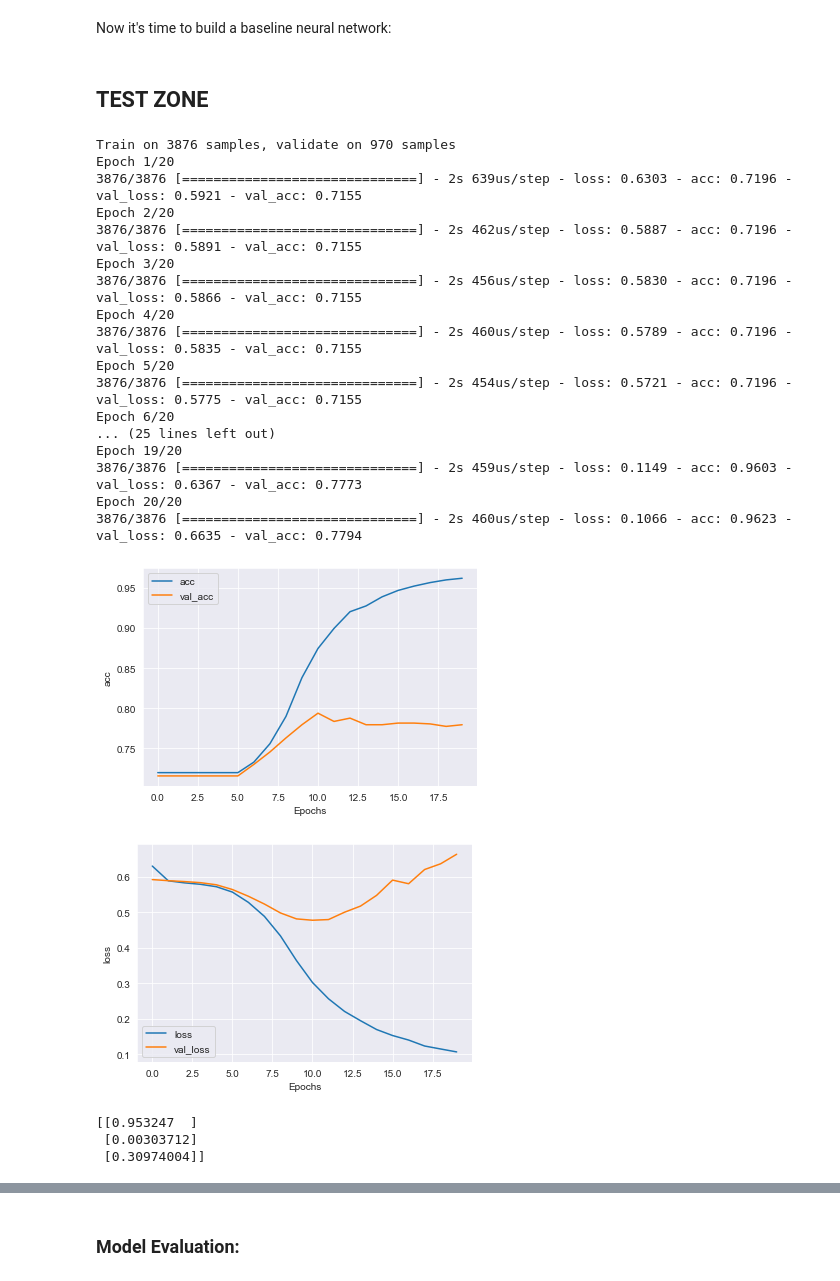
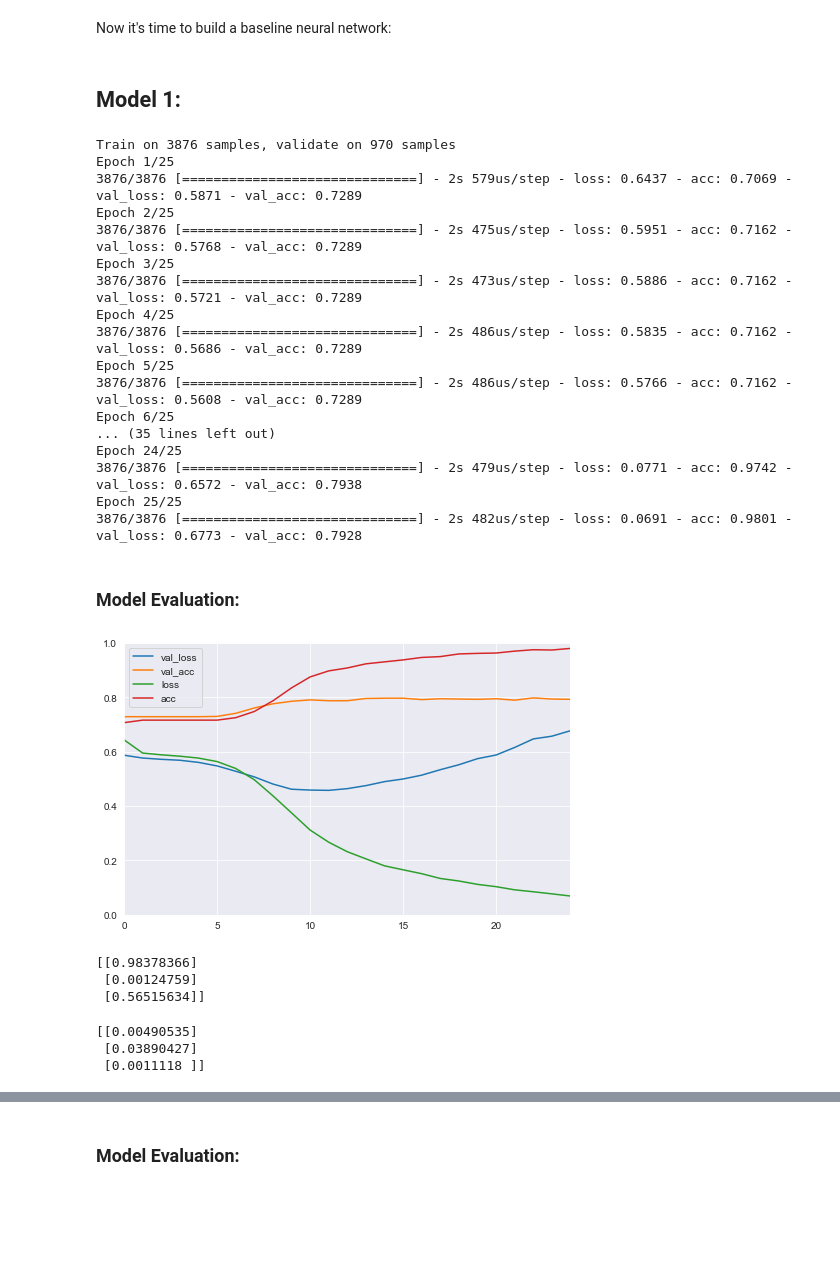
Before and after one commit to thomaskbrown18/financial_news_nlp, a Jupyter notebook: binary_model.ipynb, the cells around one changed output, grey strips where cells are left out. Cells and saved outputs as stored; diff of their text form; code cells hidden in the pictures; blank space fills up the shorter version.

```diff
--- a/binary_model.ipynb
+++ b/binary_model.ipynb
@@ -434,8 +482,8 @@ def plot_graphs(history, string):
   plt.show()
 # %% [markdown]
 Now it's time to build a baseline neural network:
-# %% [markdown]
-## TEST ZONE
+# %% [markdown]
+## Model 1:
 # %%
 model = Sequential()
 model.add(Embedding(vocab_size, embedding_dim, input_length=max_length))
@@ -453,7 +501,7 @@ opt = keras.optimizers.Adam(lr=0.0001)
 model.compile(loss='binary_crossentropy',optimizer= opt,
               metrics=['accuracy']) # Orig code
 # %%
-num_epochs = 20
+num_epochs = 25
 history = model.fit(training_padded, training_labels,
                     epochs=num_epochs,
                     batch_size = 10,
@@ -461,29 +509,30 @@ history = model.fit(training_padded, training_labels,
                     verbose= 1)
 # %% [output]
 Train on 3876 samples, validate on 970 samples
-Epoch 1/20
-3876/3876 [==============================] - 2s 639us/step - loss: 0.6303 - acc: 0.7196 - val_loss: 0.5921 - val_acc: 0.7155
-Epoch 2/20
-3876/3876 [==============================] - 2s 462us/step - loss: 0.5887 - acc: 0.7196 - val_loss: 0.5891 - val_acc: 0.7155
-Epoch 3/20
-3876/3876 [==============================] - 2s 456us/step - loss: 0.5830 - acc: 0.7196 - val_loss: 0.5866 - val_acc: 0.7155
-Epoch 4/20
-3876/3876 [==============================] - 2s 460us/step - loss: 0.5789 - acc: 0.7196 - val_loss: 0.5835 - val_acc: 0.7155
-Epoch 5/20
-3876/3876 [==============================] - 2s 454us/step - loss: 0.5721 - acc: 0.7196 - val_loss: 0.5775 - val_acc: 0.7155
-Epoch 6/20
-... (25 lines left out)
-Epoch 19/20
-3876/3876 [==============================] - 2s 459us/step - loss: 0.1149 - acc: 0.9603 - val_loss: 0.6367 - val_acc: 0.7773
-Epoch 20/20
-3876/3876 [==============================] - 2s 460us/step - loss: 0.1066 - acc: 0.9623 - val_loss: 0.6635 - val_acc: 0.7794
+Epoch 1/25
+3876/3876 [==============================] - 2s 579us/step - loss: 0.6437 - acc: 0.7069 - val_loss: 0.5871 - val_acc: 0.7289
+Epoch 2/25
+3876/3876 [==============================] - 2s 475us/step - loss: 0.5951 - acc: 0.7162 - val_loss: 0.5768 - val_acc: 0.7289
+Epoch 3/25
+3876/3876 [==============================] - 2s 473us/step - loss: 0.5886 - acc: 0.7162 - val_loss: 0.5721 - val_acc: 0.7289
+Epoch 4/25
+3876/3876 [==============================] - 2s 486us/step - loss: 0.5835 - acc: 0.7162 - val_loss: 0.5686 - val_acc: 0.7289
+Epoch 5/25
+3876/3876 [==============================] - 2s 486us/step - loss: 0.5766 - acc: 0.7162 - val_loss: 0.5608 - val_acc: 0.7289
+Epoch 6/25
+... (35 lines left out)
+Epoch 24/25
+3876/3876 [==============================] - 2s 479us/step - loss: 0.0771 - acc: 0.9742 - val_loss: 0.6572 - val_acc: 0.7938
+Epoch 25/25
+3876/3876 [==============================] - 2s 482us/step - loss: 0.0691 - acc: 0.9801 - val_loss: 0.6773 - val_acc: 0.7928
+# %% [markdown]
+### Model Evaluation:
 # %%
 model_eval(history)
-plot_graphs(history, "acc")
-plot_graphs(history, "loss")
+#plot_graphs(history, "acc")
+#plot_graphs(history, "loss")
 # %% [output]
-[figure, old version]
+[figure, new version]
-[figure, removed]
 # %%
 sentence = ["Stock rise rapid for Tesla",
             "Apple factory shut down, lay off hundred employee",
@@ -494,9 +543,22 @@ padded = pad_sequences(sequences, maxlen=max_length,
                        truncating=trunc_type)
 print(model.predict(padded))
 # %% [output]
-[[0.953247  ]
- [0.00303712]
- [0.30974004]]
+[[0.98378366]
+ [0.00124759]
+ [0.56515634]]
+# %%
+sentence = ["Former Nissan Executive Greg Kelly Pleads Not Guilty at Tokyo Trial",
+            "Amazon to Hire 100,000 in U.S. and Canada",
+           "Disney’s ‘Mulan’ Tops China Box Office Amid Controversy"]
+sequences = tokenizer.texts_to_sequences(sentence)
+padded = pad_sequences(sequences, maxlen=max_length,
+                       padding=padding_type,
+                       truncating=trunc_type)
+print(model.predict(padded))
+# %% [output]
+[[0.00490535]
+ [0.03890427]
+ [0.0011118 ]]
 # %%
 print break_
 # %% [output]
```
Also changed, not shown: parts of 49 cells of this notebook, 1 other file.
